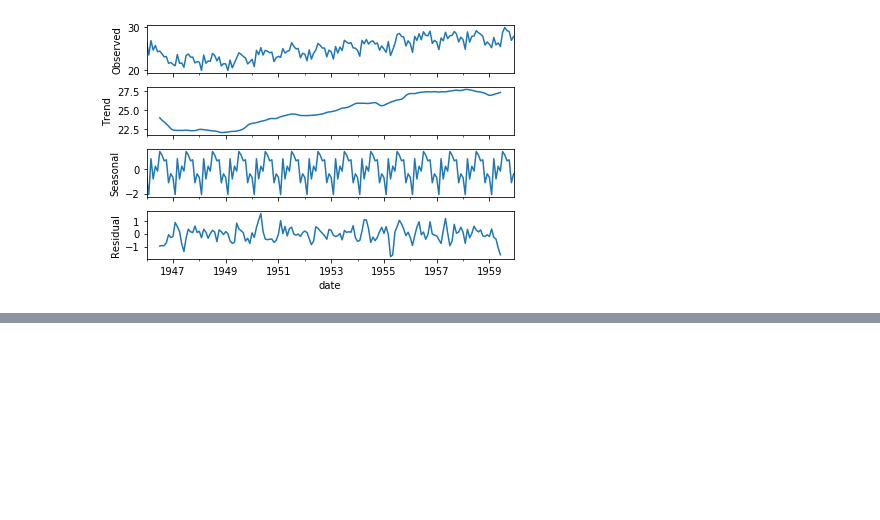
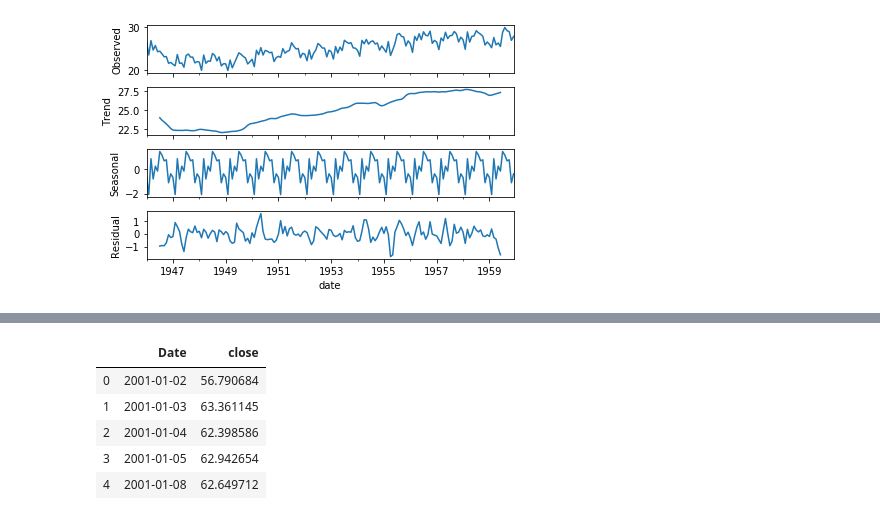
Before and after one commit to damiansp/TS, a Jupyter notebook: python/practical_TSA/03_exponential_smoothing/smoothing.py.ipynb, the cells around one changed output, grey strips where cells are left out. Saved outputs shown, nothing was run; the diff lists cells and outputs as text; code cells hidden in the pictures; blank space fills up the shorter version.

```diff
--- a/python/practical_TSA/03_exponential_smoothing/smoothing.py.ipynb
+++ b/python/practical_TSA/03_exponential_smoothing/smoothing.py.ipynb
@@ -39,0 +71,12 @@ decomp.plot();
+# %%
+ibm = ibm[['Date', 'Adj Close']]
+ibm.rename(columns={'Adj Close': 'close'}, inplace=True)
+ibm.Date = pd.to_datetime(ibm.Date)
+ibm.head()
+# %% [output]
+|  | Date | close |
+| 0 | 2001-01-02 | 56.790684 |
+| 1 | 2001-01-03 | 63.361145 |
+| 2 | 2001-01-04 | 62.398586 |
+| 3 | 2001-01-05 | 62.942654 |
+| 4 | 2001-01-08 | 62.649712 |
```
Also changed, not shown: parts of 6 cells of this notebook.
